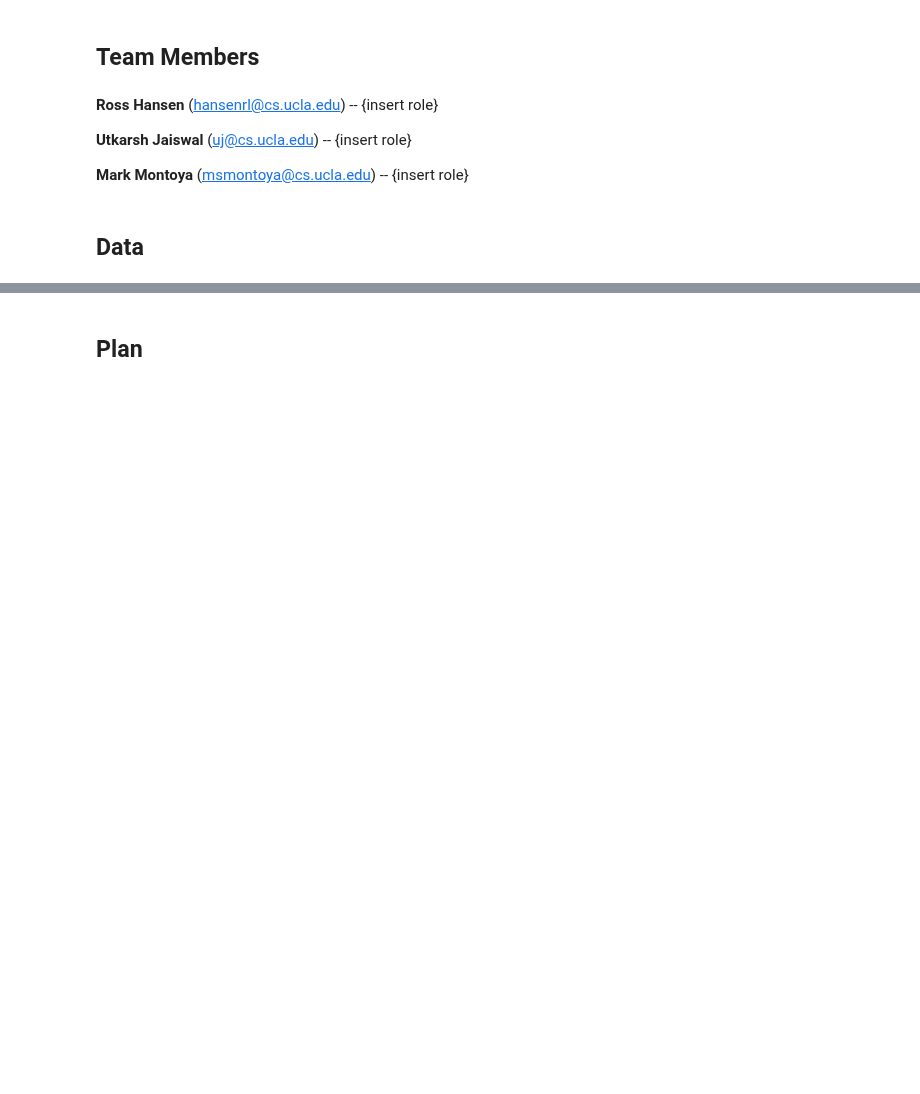
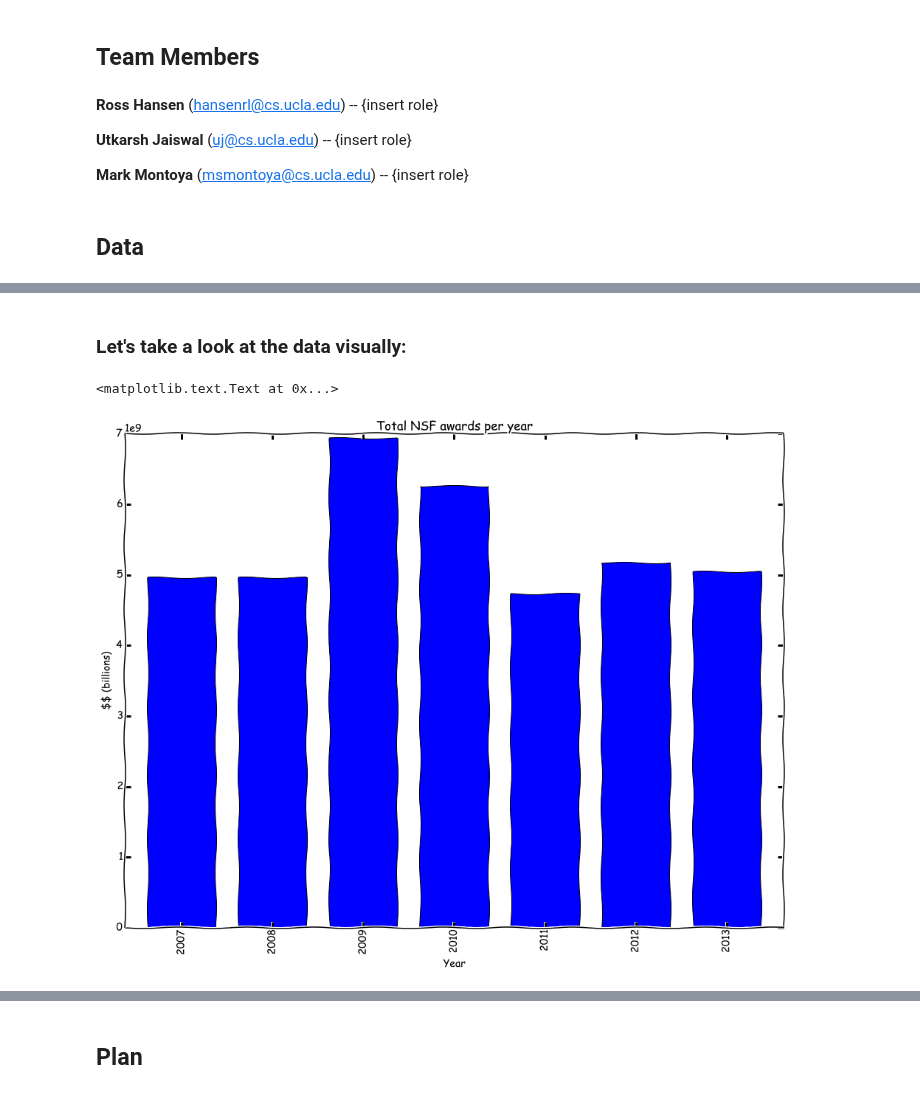
Before and after one commit to realmichaelzyy/cs249project, a Jupyter notebook: Problem1_InitialCourseProjectNotebook.ipynb, the cells around one changed output, grey strips where cells are left out. Saved outputs shown, nothing was run; the diff lists cells and outputs as text; code cells hidden in the pictures; blank space fills up the shorter version.

Commit message:
1. changed data format, 2. updated notebook
1. re-downloaded the csv's from excel so that they are in proper format.

2. Added some data extraction and plotting to the notebook

```diff
--- a/Problem1_InitialCourseProjectNotebook.ipynb
+++ b/Problem1_InitialCourseProjectNotebook.ipynb
@@ -93,0 +26,4 @@ legend("topleft", colnames[3:4], col=c("blue","green4"), lwd=3 )
+# %%
+%pylab inline
+pylab.xkcd()
+pylab.rcParams['figure.figsize'] = 16, 12
@@ -93,0 +90,29 @@ legend("topleft", colnames[3:4], col=c("blue","green4"), lwd=3 )
+# %% [markdown]
+### Let's take a look at the data visually:
+# %%
+#plot total NSF funding per year
+#==================================
+
+import locale
+locale.setlocale(locale.LC_ALL, '')
+
+#used for converting a row that has float "NaN" and String "$78,623,123.34" values to float
+def convert(st):
+    if (type(st) is str):
+        return locale.atof(st.strip("$"))
+    else:
+        return 0.0
+
+payments = nsfdata[nsfdata['Agency'] == 'NSF']
+payments = payments[['year', 'Estimated Total Award Amount','Funds Obligated to Date']]
+payments.ix[:,1] = payments.ix[:,1].apply(convert)
+payments.ix[:,2] = payments.ix[:,2].apply(convert)
+payments['award'] = payments.ix[:,[1,2]].apply(max,axis=1)
+
+payments.pivot_table('award',rows='year',aggfunc=sum).plot(kind="bar")
+pylab.title('Total NSF awards per year')
+pylab.xlabel('Year')
+pylab.ylabel('\$\$ (billions)')
+# %% [output]
+<matplotlib.text.Text at 0x...>
+[figure, added]
```
Also changed, not shown: parts of 17 cells of this notebook, 7 other files.
